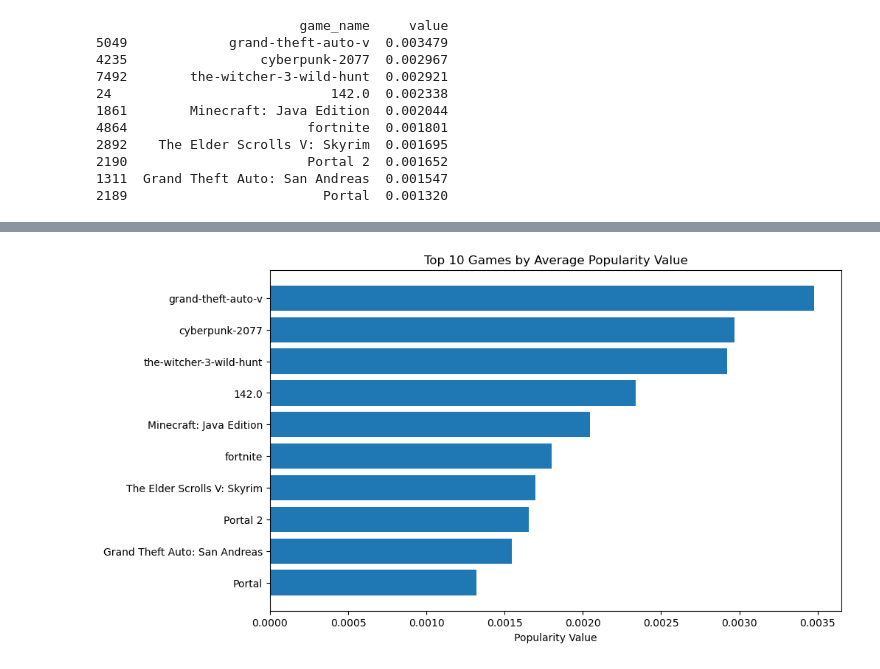
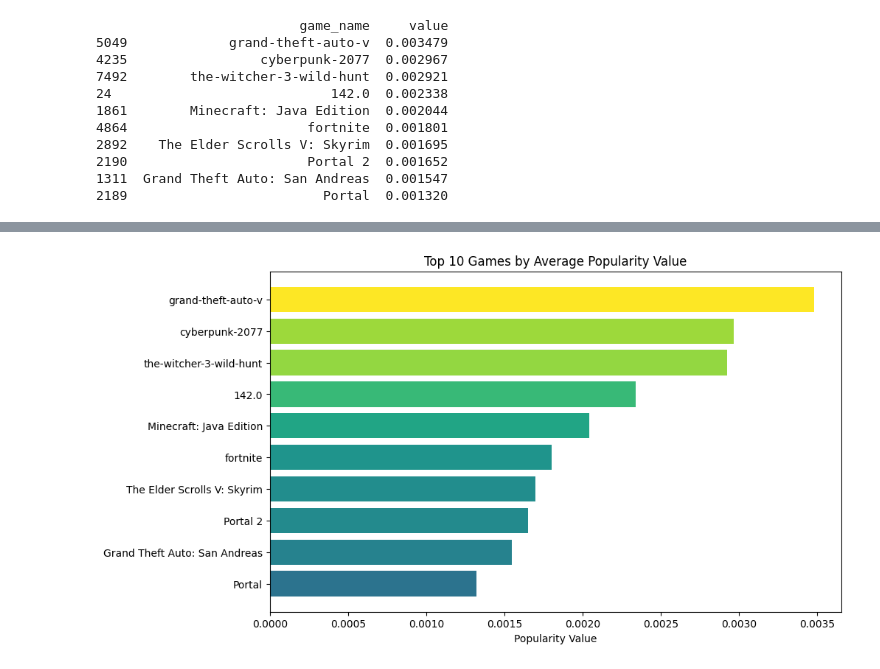
Before and after one commit to wprocise/Video-Game-Project, a Jupyter notebook: Game_Popularity.ipynb, the cells around one changed output, grey strips where cells are left out. Drawn from its saved outputs; the diff is of its cells as text; code cells hidden in the pictures.

Commit message:
Enhancing graph

```diff
--- a/Game_Popularity.ipynb
+++ b/Game_Popularity.ipynb
@@ -132,11 +132,12 @@ Grand Theft Auto: San Andreas    0.001547
 Portal                           0.001320
 Name: value, dtype: float64
 # %%
+# NOTE: 'top_games_output' will output a pandas DataFrame rather than a series. Using pd.dataframe will make further integration easier such as merging and plotting.
 top_games_df = (
     popularity_with_games
-    .groupby("game_name", as_index=False)["value"]
-    .mean()
-    .sort_values("value", ascending=False)
+    .groupby("game_name", as_index=False)
+    .agg({"value": "mean"})
+    .sort_values(by="value", ascending=False)
     .head(10)
 )
 print(top_games_df)
@@ -155,12 +189,14 @@ print(top_games_df)
 # %%
+# Updated with color to highlight games with highest popularity value
 # What are the most popular games by popularity value?
 import matplotlib.pyplot as plt
 
 plt.figure(figsize=(10,6))
-plt.barh(top_games_df["game_name"], top_games_df["value"])
+colors = plt.cm.viridis(top_games_df["value"] / top_games_df["value"].max())
+plt.barh(top_games_df["game_name"], top_games_df["value"], color=colors)
 plt.gca().invert_yaxis()
 plt.title("Top 10 Games by Average Popularity Value")
 plt.xlabel("Popularity Value")
 plt.show()
 # %% [output]
-[figure, old version]
+[figure, new version]
```
Also changed, not shown: parts of 2 cells of this notebook.
